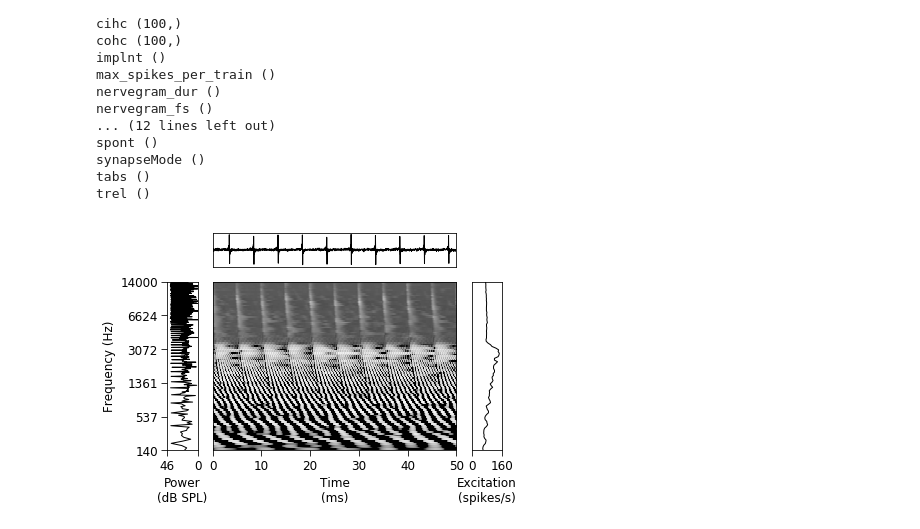
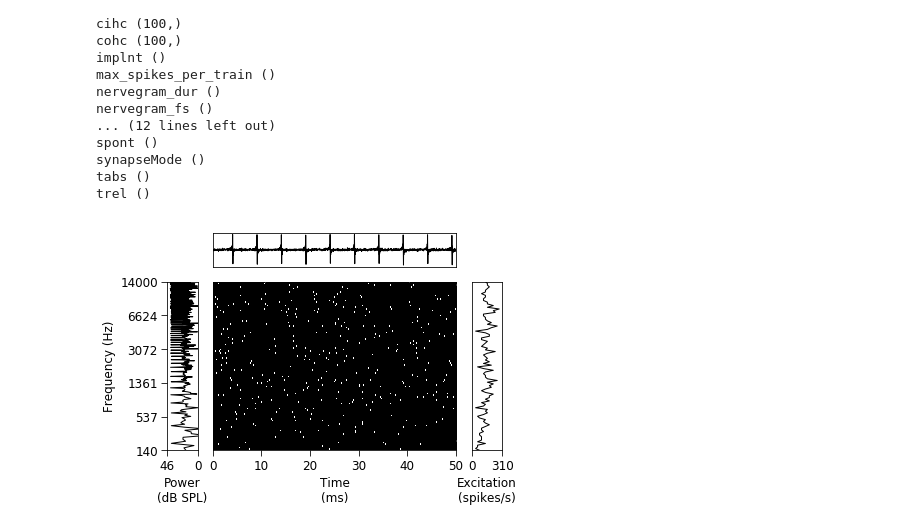
Before and after one commit to msaddler/bez2018model, a Jupyter notebook: notebook_figures_bez2018model.ipynb, the cells around one changed output. Saved outputs shown, nothing was run; the diff lists cells and outputs as text; code cells hidden in the pictures.

Commit message:
looking at nervegrams of single spike trains; simple plots for multiple bez2018model stages

```diff
--- a/notebook_figures_bez2018model.ipynb
+++ b/notebook_figures_bez2018model.ipynb
@@ -258,9 +254,9 @@ kwargs_nervegram = {
     'min_cf': 125,
     'max_cf': 14e3,
     'max_spikes_per_train': 500,
-    'num_spike_trains': 20,
+    'num_spike_trains': 40,
     'cohc': 1.0,
-    'cihc': [1.0]*60 + [0.8, 0.4, 0.2, 0.1 , 0.05] + [0.05]*35,
+    'cihc': 1.0, #[1.0]*60 + [0.8, 0.4, 0.2, 0.1 , 0.05] + [0.05]*35,
     'IhcLowPass_cutoff': 3000,
     'IhcLowPass_order': 7,
     'spont': 70.0,
@@ -301,38 +297,38 @@ trel ()
 # %%
 figsize=(6, 4)
 nrows=2
 ncols=3
 gridspec_kw = {
     'wspace': 0.15,
     'hspace': 0.15,
     'width_ratios': [1, 8, 1],
     'height_ratios': [1, 5],
 }
 
 waveform = out_dict['signal']
 sr_waveform = out_dict['signal_fs']
-nervegram = out_dict['nervegram_meanrates']
-sr_nervegram = out_dict['nervegram_fs']
-# nervegram = np.sum(out_dict['nervegram_spike_tensor_dense'], axis=0)
-# sr_nervegram = out_dict['nervegram_spike_tensor_fs']
+# nervegram = out_dict['nervegram_meanrates']
+# sr_nervegram = out_dict['nervegram_fs']
+nervegram = np.sum(out_dict['nervegram_spike_tensor_dense'][0:1], axis=0)
+sr_nervegram = out_dict['nervegram_spike_tensor_fs']
 
 fig, ax_arr = plt.subplots(nrows=nrows, ncols=ncols, figsize=figsize, gridspec_kw=gridspec_kw)
 util_figures.make_stimulus_summary_plot(
     ax_arr,
     ax_idx_waveform=1,
     ax_idx_spectrum=3,
     ax_idx_nervegram=4,
     ax_idx_excitation=5,
     waveform=waveform,
     nervegram=nervegram,
     sr_waveform=sr_waveform,
     sr_nervegram=sr_nervegram,
     cfs=out_dict['cf_list'])
 plt.show()
 
 # fig.savefig('tmp.png', dpi=600, bbox_inches='tight', transparent=True, pad_inches=0)
 # %% [output]
-[figure, old version]
+[figure, new version]
 # %%
 sr = 20e3
 t = np.arange(0, 0.150, 1/sr)
```
Also changed, not shown: parts of 5 cells of this notebook.
